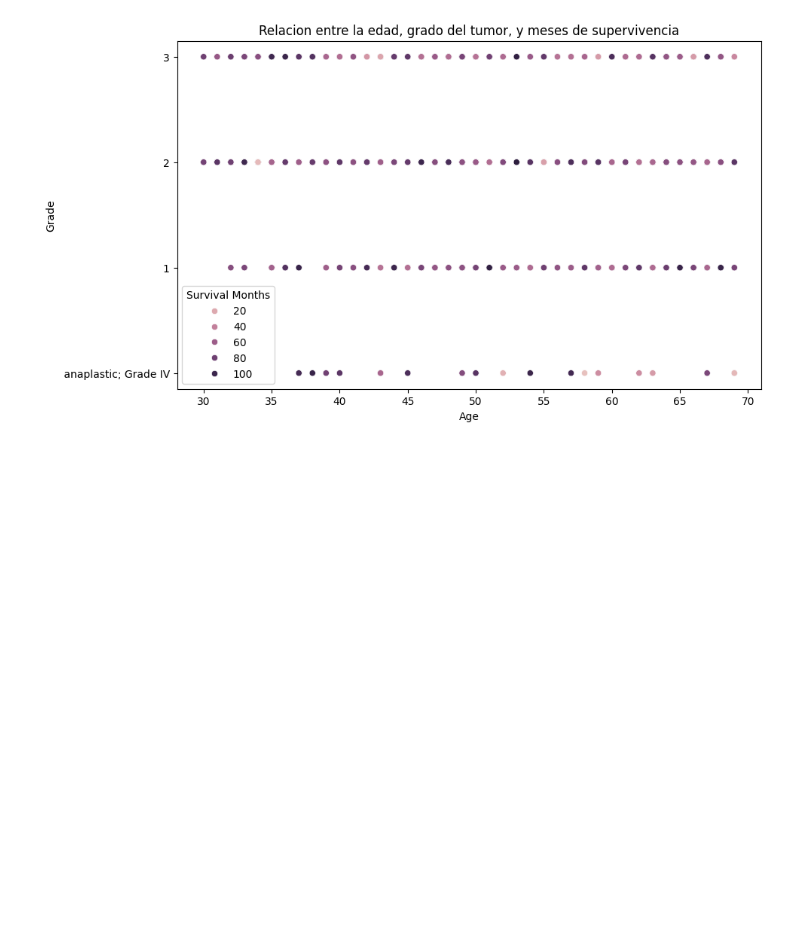
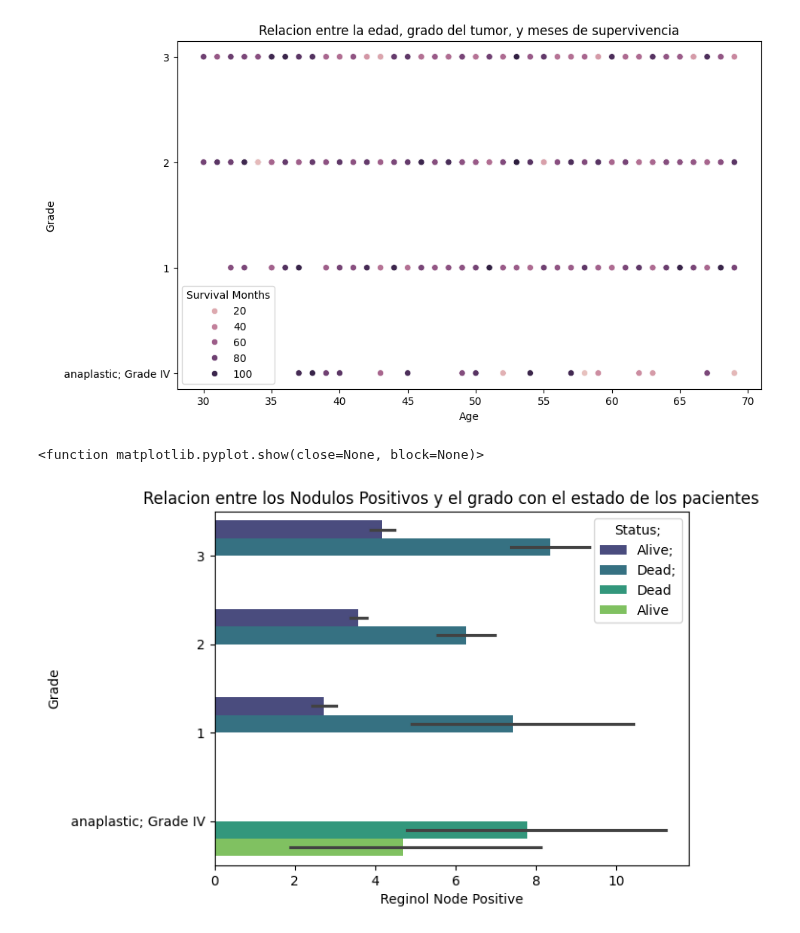
Before and after one commit to Betsymer14/-Proyecto-DS-ParteI-Betsymer-Lugo-.ipynb-, a Jupyter notebook: Copia_de_Untitled2.ipynb, the cells around one changed output. Drawn from its saved outputs; the diff is of its cells as text; code cells hidden in the pictures; blank space fills up the shorter version.

Commit message:
Se creó con Colab Proyecto Avanzado

```diff
--- a/Copia_de_Untitled2.ipynb
+++ b/Copia_de_Untitled2.ipynb
@@ -156,3 +157,16 @@ plt.show
 # %% [output]
 <function matplotlib.pyplot.show(close=None, block=None)>
 [figure]
+# %%
+import pandas as pd
+import matplotlib.pyplot as plt
+import seaborn as sns
+
+df=pd.read_csv("https://raw.githubusercontent.com/Betsymer14/-Proyecto-DS-ParteI-Betsymer-Lugo-.ipynb-/refs/heads/main/Breast_Cancer.csv")
+df
+sns.barplot(x='Reginol Node Positive', y='Grade', hue='Status;', data= df, palette='viridis')
+plt.title("Relacion entre los Nodulos Positivos y el grado con el estado de los pacientes")
+plt.show
+# %% [output]
+<function matplotlib.pyplot.show(close=None, block=None)>
+[figure, added]
```
Also changed, not shown: parts of 1 cell of this notebook.
